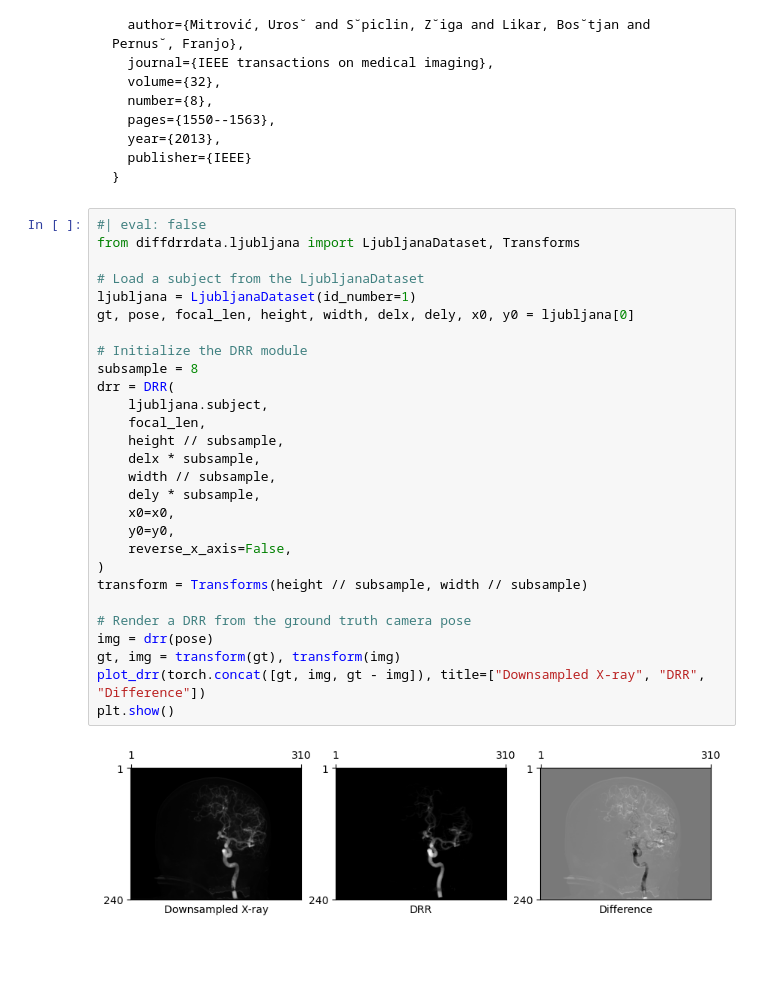
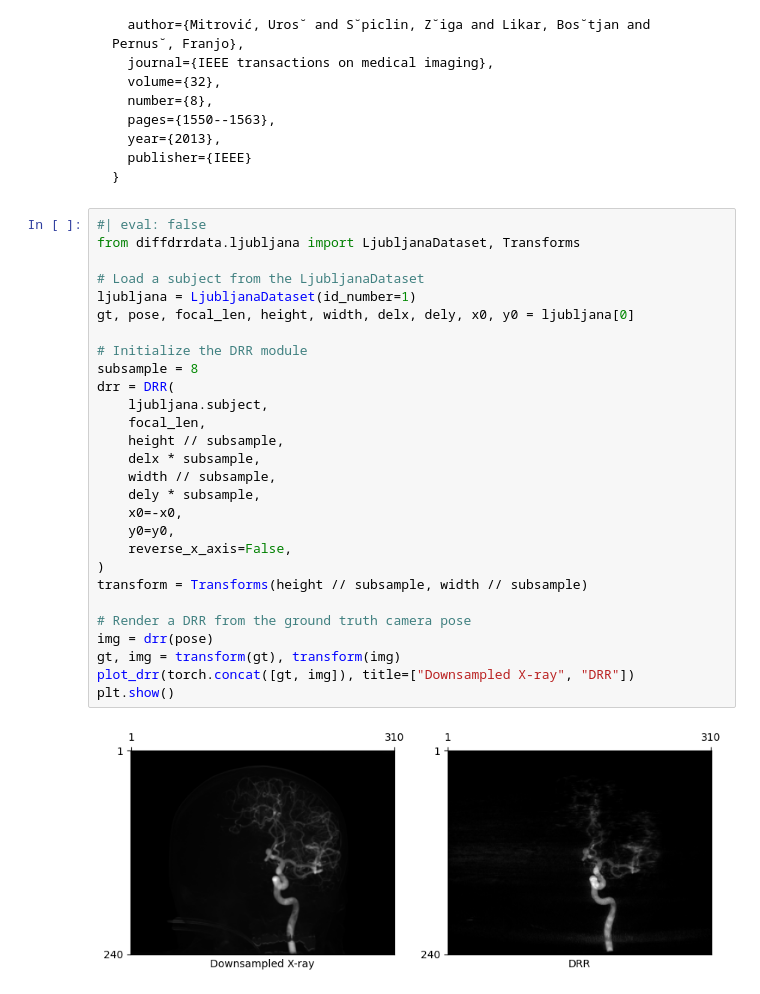
Before and after one commit to eigenvivek/DiffDRR-Datasets, a Jupyter notebook: notebooks/index.ipynb, the cells around one changed output. Saved outputs shown, nothing was run; the diff lists cells and outputs as text; blank space fills up the shorter version.

```diff
--- a/notebooks/index.ipynb
+++ b/notebooks/index.ipynb
@@ -109,30 +110,30 @@ plt.show()
 # %%
 #| eval: false
 from diffdrrdata.ljubljana import LjubljanaDataset, Transforms
 
 # Load a subject from the LjubljanaDataset
 ljubljana = LjubljanaDataset(id_number=1)
 gt, pose, focal_len, height, width, delx, dely, x0, y0 = ljubljana[0]
 
 # Initialize the DRR module
 subsample = 8
 drr = DRR(
     ljubljana.subject,
     focal_len,
     height // subsample,
     delx * subsample,
     width // subsample,
     dely * subsample,
-    x0=x0,
+    x0=-x0,
     y0=y0,
     reverse_x_axis=False,
 )
 transform = Transforms(height // subsample, width // subsample)
 
 # Render a DRR from the ground truth camera pose
 img = drr(pose)
 gt, img = transform(gt), transform(img)
-plot_drr(torch.concat([gt, img, gt - img]), title=["Downsampled X-ray", "DRR", "Difference"])
+plot_drr(torch.concat([gt, img]), title=["Downsampled X-ray", "DRR"])
 plt.show()
 # %% [output]
-[figure, old version]
+[figure, new version]
```
Also changed, not shown: parts of 1 cell of this notebook, 8 other files.
